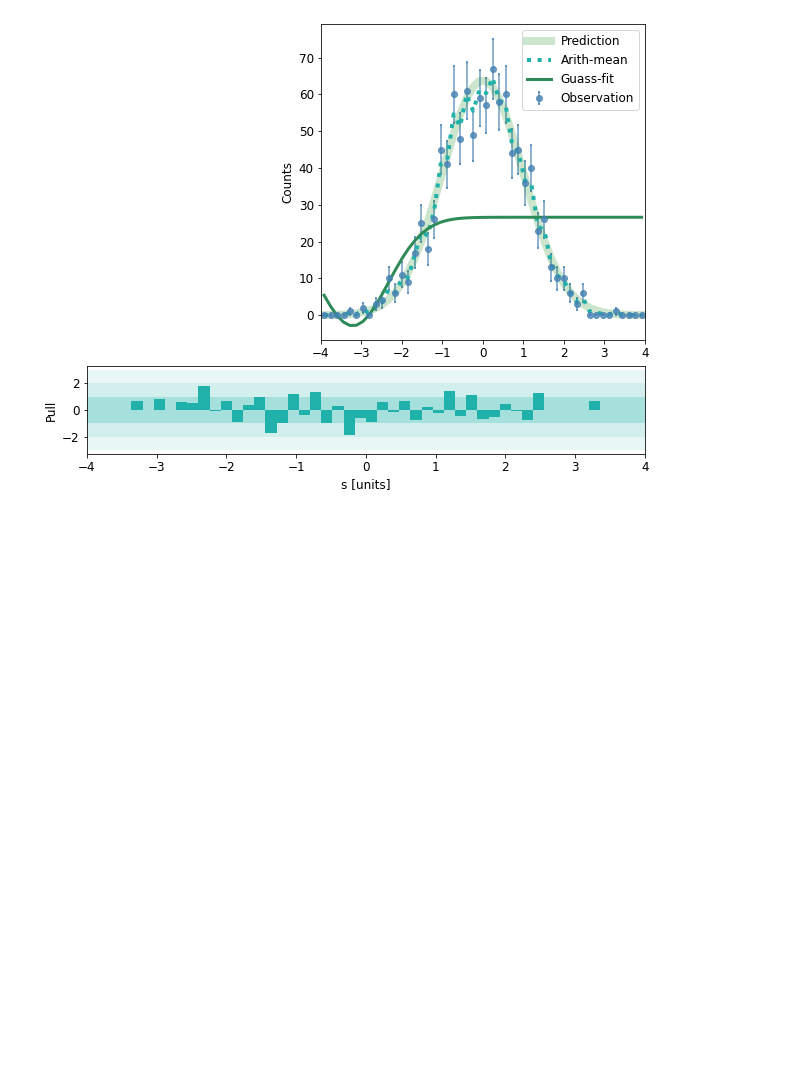
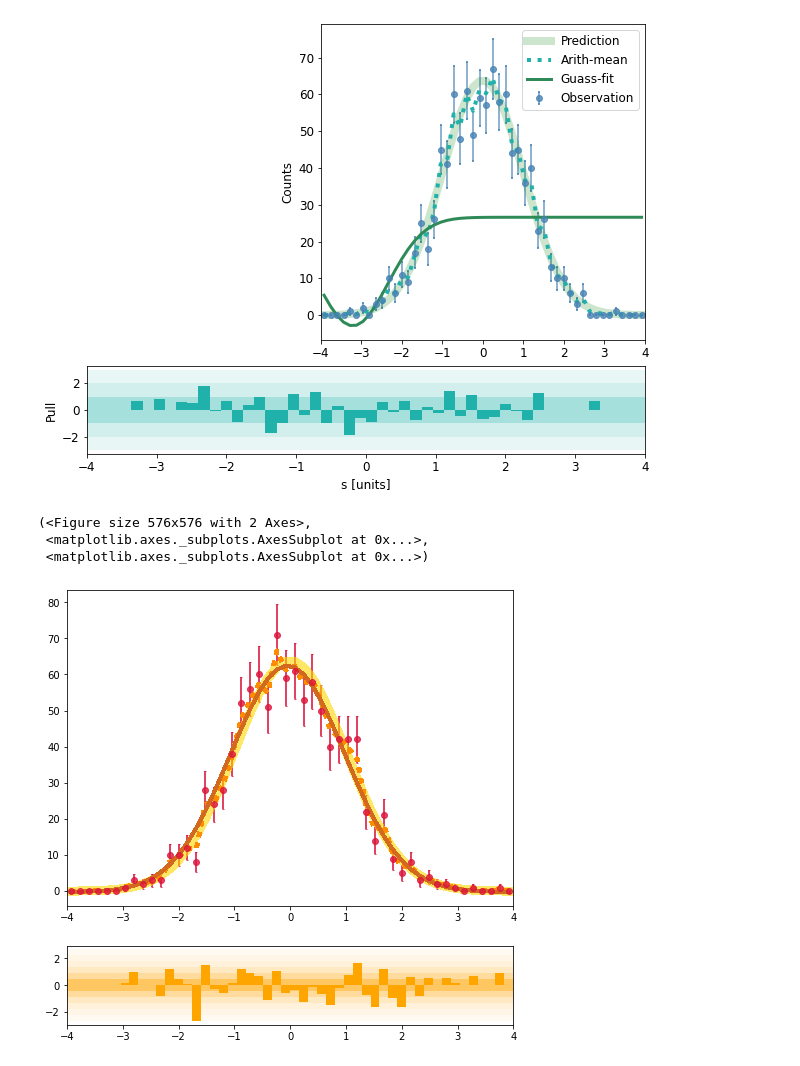
Before and after one commit to LovelyBuggies/Nino-hist, a Jupyter notebook: notebooks/examples.ipynb, the cells around one changed output. Cells and saved outputs as stored; diff of their text form; code cells hidden in the pictures; blank space fills up the shorter version.

```diff
--- a/notebooks/examples.ipynb
+++ b/notebooks/examples.ipynb
@@ -244,3 +244,30 @@ h.pull_plot(pdf, size="m", fig=fig, ax=ax, pull_ax=pull_ax, theme='winter')
 fig.savefig("img/ax-img.png")
 # %% [output]
 [figure]
+# %%
+# hist-pro.py
+
+import hist
+import numpy as np
+import matplotlib.pyplot as plt
+
+def pdf(x, a=1/np.sqrt(2*np.pi), x0=0, sigma=1, offset=0):
+    return a * np.exp(-(x-x0)**2/(2*sigma**2)) + offset
+
+h = hist.Hist(
+    hist.axis.Regular(50, -4, 4, name="S", title="s [units]", underflow=False, overflow=False)
+)
+
+data = np.random.normal(size=1_000)
+h.fill(data)
+
+h.pull_plot_pro(pdf, eb_ecolor='crimson', eb_mfc='crimson', eb_mec='crimson', eb_fmt='o', eb_ms=6,\
+                eb_capsize=1, eb_capthick=2, eb_alpha=.8, vp_c='gold', vp_ls='-', vp_lw=8,\
+                vp_alpha=.6, mp_c='darkorange', mp_ls=':', mp_lw=4, mp_alpha=1.,\
+                fp_c='chocolate', fp_ls='-', fp_lw=3, fp_alpha=1., bar_fc='orange',\
+                pp_num=6, pp_fc='orange', pp_alpha=.618, pp_ec=None)
+# %% [output]
+(<Figure size 576x576 with 2 Axes>,
+ <matplotlib.axes._subplots.AxesSubplot at 0x...>,
+ <matplotlib.axes._subplots.AxesSubplot at 0x...>)
+[figure, added]
```
Also changed, not shown: parts of 1 cell of this notebook, 18 other files.
